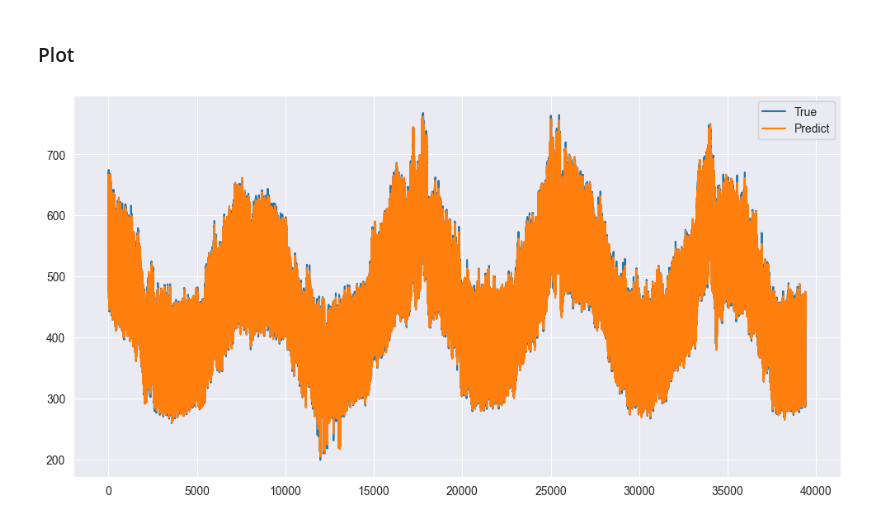
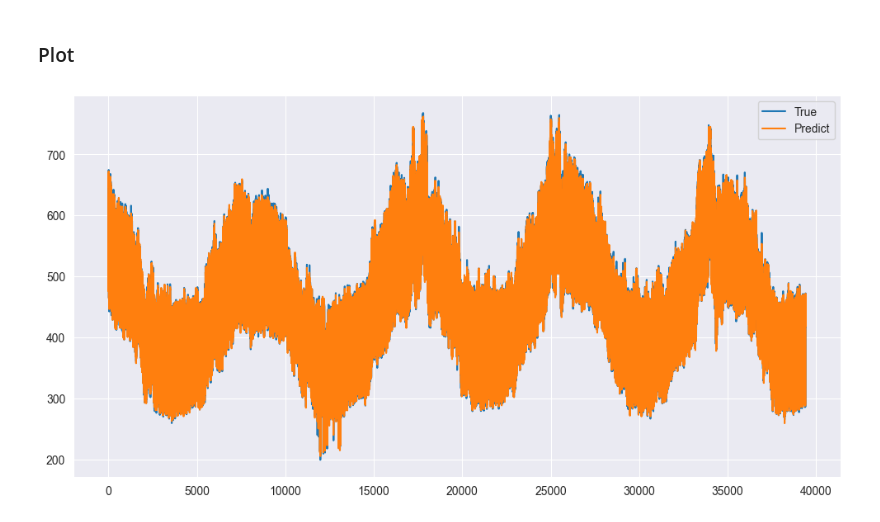
Before and after one commit to pashakrapivin/GlowByteHack, a Jupyter notebook: stage_2/electricity2.ipynb, the cells around one changed output. Cells and saved outputs as stored; diff of their text form; code cells hidden in the pictures.

Commit message:
Plot actual results

```diff
--- a/stage_2/electricity2.ipynb
+++ b/stage_2/electricity2.ipynb
@@ -771,9 +753,9 @@ joblib.dump(stack_pipeline, '../files/stack_pipeline_1h')
 # %%
 plt.figure(figsize=(12, 6))
 plt.plot(np.array(target_full), label="True")
-plt.plot(stack_pipeline.predict(features_full), label='Predict') #target_full.index,
+plt.plot(lgbm_pipeline.predict(features_full), label='Predict') #target_full.index,
 #plt.xlim(35000, 36000)
 #plt.ylim(400, 700)
 plt.legend();
 # %% [output]
-[figure, old version]
+[figure, new version]
```
Also changed, not shown: parts of 1 cell of this notebook.
